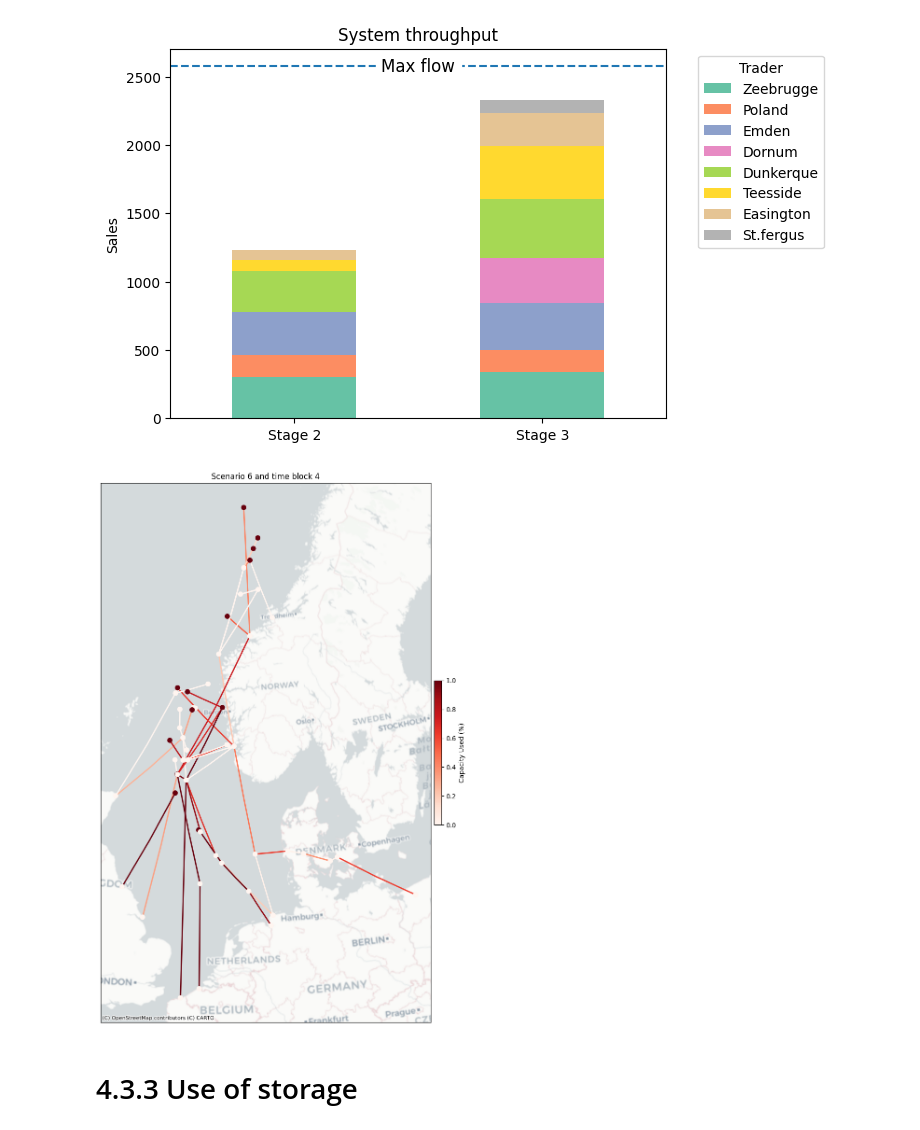
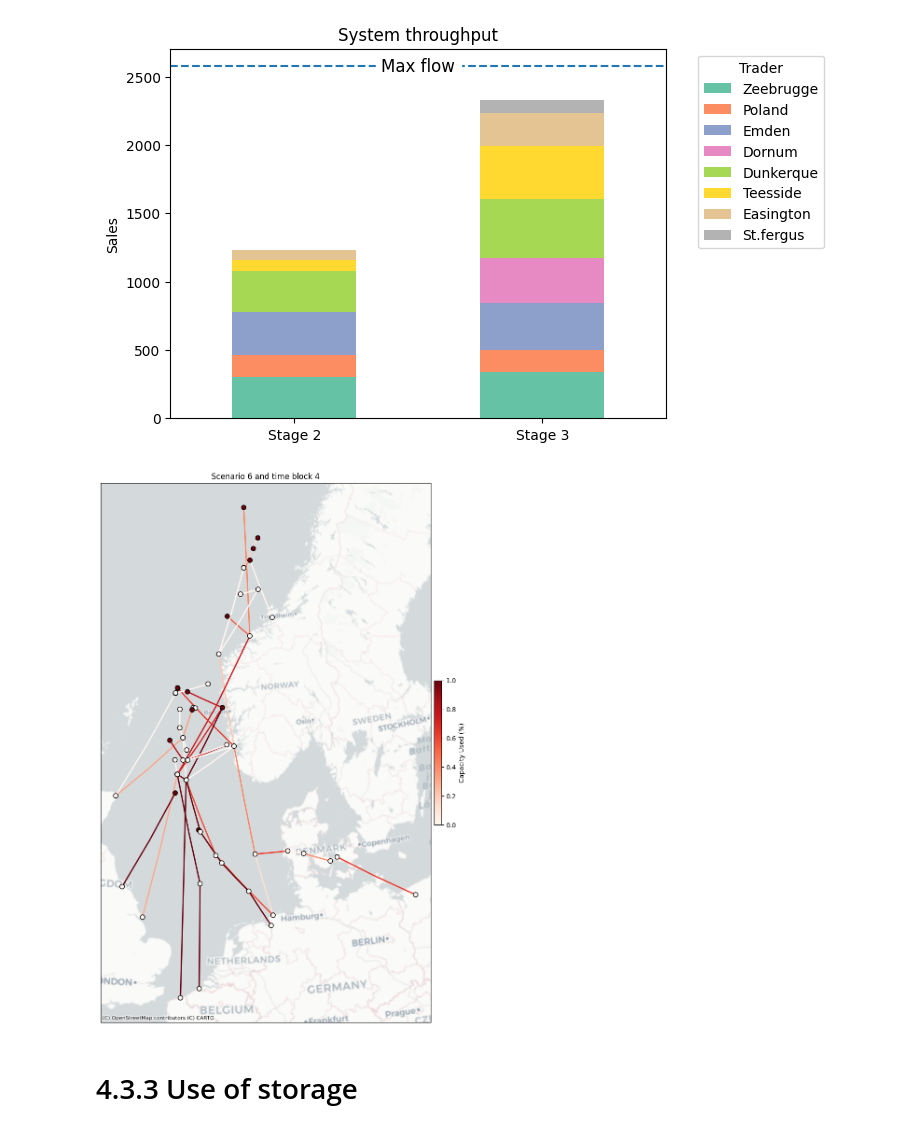
Before and after one commit to berendmarkhorst/secondary_gas_market, a Jupyter notebook: analysis.ipynb, the cells around one changed output. Saved outputs shown, nothing was run; the diff lists cells and outputs as text; code cells hidden in the pictures.

```diff
--- a/analysis.ipynb
+++ b/analysis.ipynb
@@ -181,18 +182,33 @@ def read_data(input_file):
 
         solution[var_name] = df
 
-    shadow_prices = pd.read_csv(f"{input_file}_shadow_prices.csv", sep=";")
-    shadow_prices.columns = ["Node", "Scenario node", "Trader", "Value"]
-    shadow_prices["Trader"] = shadow_prices["Trader"].map(traders_dict)
-    shadow_prices["Node"] = shadow_prices["Node"].map(node_dict)
-    shadow_prices["Stage"] = shadow_prices["Scenario node"].apply(lambda x: 1 if x <= nr_hours else 2 if x <= (nr_second_stages + 1) * nr_hours else 3)
+    shadow_prices = {}
+    for var_name in ["contracts", "production", "pipes"]:
+        df = pd.read_csv(f"{input_file}_shadow_prices_{var_name}.csv", sep=";")
+        if var_name == "contracts":
+            columns = ["Node", "Scenario node", "Trader", "Value"]
+        elif var_name == "production":
+            columns = ["Node", "Scenario node", "Commodity", "Value"]
+        else:
+            columns = ["Scenario node", "Arc", "Value"]
+        df.columns = columns
+
+        if "Trader" in columns:
+            df["Trader"] = df["Trader"].map(traders_dict)
+
+        if "Node" in columns:
+            df["Node"] = df["Node"].map(node_dict)
+
+        df["Stage"] = df["Scenario node"].apply(lambda x: 1 if x <= nr_hours else 2 if x <= (nr_second_stages + 1) * nr_hours else 3)
+
+        shadow_prices[var_name] = df
 
     return problem, solution, shadow_prices
 
 def get_value_from_solution(key, solution):
     return solution[key] if key in solution.keys() else 0
 # %%
-input_file = "Results/result_v2_A_8"
+input_file = "Results/result_v2_B_8"
 
 problem, solution, shadow_prices = read_data(input_file)
 # %%
@@ -578,35 +592,35 @@ norm_nodes = Normalize(vmin=production_nodes_df["Capacity used (%)"].min(),
 cmap_nodes = cm.Reds  # Choose colormap
 
 # Assign colors based on capacity used
 node_colors = [cmap_nodes(norm_nodes(val)) for val in production_nodes_df["Capacity used (%)"]]
 
 # Plot nodes with color mapping
-production_nodes_df.plot(ax=ax, zorder=3, color=node_colors, markersize=50)
+production_nodes_df.plot(ax=ax, zorder=3, color=node_colors, markersize=50, edgecolors="black")
 
 # Plot arcs using LineCollection
 lc = LineCollection(lines, colors=colors, linewidths=2, zorder=1)
 ax.add_collection(lc)
 
 # Add basemap
 cx.add_basemap(ax, crs=32631, source=cx.providers.CartoDB.Positron)
 
 # Remove axis ticks
 ax.set_xticks([])
 ax.set_yticks([])
 
 # Add colorbar
 sm = cm.ScalarMappable(cmap=cmap, norm=norm)
 sm.set_array([])
 cbar = plt.colorbar(sm, ax=ax, fraction=0.02, pad=0.01)
 cbar.set_label("Capacity Used (%)")
 
 scenario_number = (scenario_idx -  (nr_second_stages + 1) * nr_hours + 1) // nr_hours + 1
 
 plt.title(f"Scenario {scenario_number} and time block {(scenario_idx - 1) % nr_hours + 1}")
 
 plt.savefig("Figures/capacity_visualized.pdf", bbox_inches='tight')
 # %% [output]
-[figure, old version]
+[figure, new version]
 # %% [markdown]
 # 4.3.3 Use of storage
 # %%
```
Also changed, not shown: parts of 8 cells of this notebook, 44 other files.
